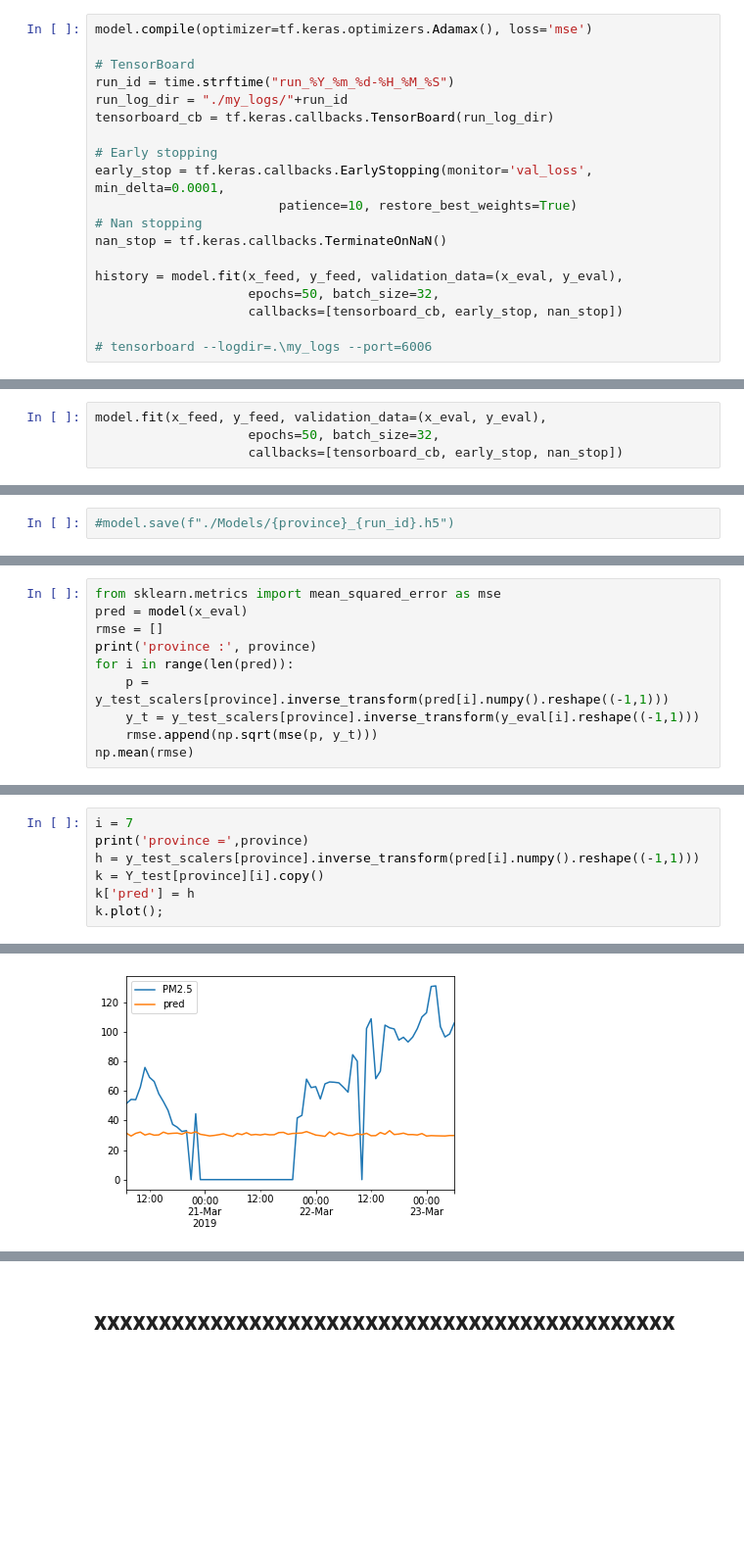
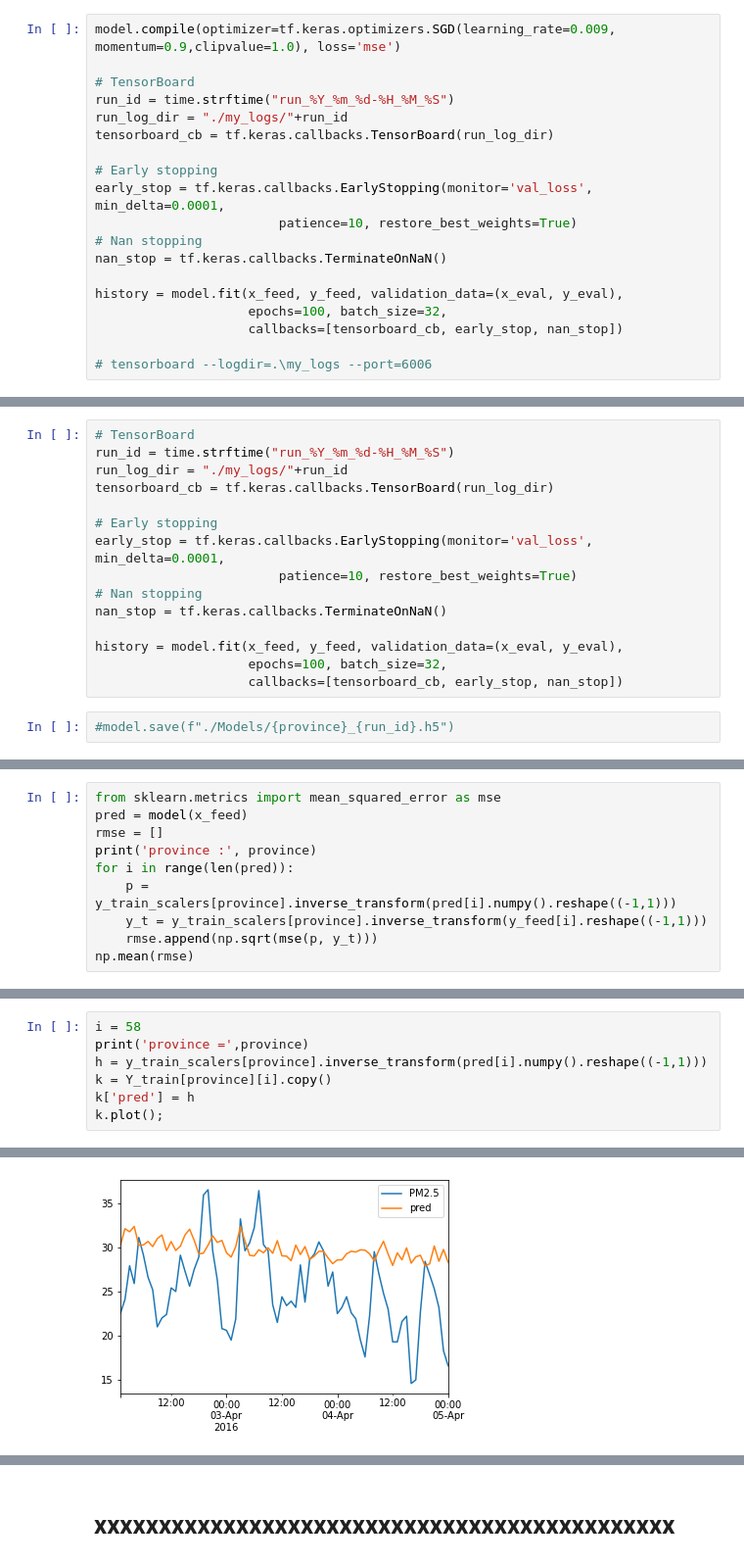
Before and after one commit to samsatp/PM25-DataScience-TermProject, a Jupyter notebook: 5. models_playground.ipynb, the cells around one changed output, grey strips where cells are left out. Shown: that part at 98% size. Cells and saved outputs as stored; diff of their text form; blank space fills up the shorter version.

Commit message:
Models Chan

```diff
--- a/5. models_playground.ipynb
+++ b/5. models_playground.ipynb
@@ -127,5 +133,5 @@ False
 # %%
-model.compile(optimizer=tf.keras.optimizers.Adamax(), loss='mse')
+model.compile(optimizer=tf.keras.optimizers.SGD(learning_rate=0.009, momentum=0.9,clipvalue=1.0), loss='mse')
 
 # TensorBoard
 run_id = time.strftime("run_%Y_%m_%d-%H_%M_%S")
@@ -139,7 +145,7 @@ early_stop = tf.keras.callbacks.EarlyStopping(monitor='val_loss', min_delta=0.00
 nan_stop = tf.keras.callbacks.TerminateOnNaN()
 
 history = model.fit(x_feed, y_feed, validation_data=(x_eval, y_eval),
-                    epochs=50, batch_size=32,
+                    epochs=100, batch_size=32,
                     callbacks=[tensorboard_cb, early_stop, nan_stop])
 
 # tensorboard --logdir=.\my_logs --port=6006
@@ -164,4 +169,0 @@ Epoch 11/50
-# %%
-model.fit(x_feed, y_feed, validation_data=(x_eval, y_eval),
-                    epochs=50, batch_size=32,
-                    callbacks=[tensorboard_cb, early_stop, nan_stop])
@@ -187,3 +170,18 @@ Epoch 12/50
+# %%
+# TensorBoard
+run_id = time.strftime("run_%Y_%m_%d-%H_%M_%S")
+run_log_dir = "./my_logs/"+run_id
+tensorboard_cb = tf.keras.callbacks.TensorBoard(run_log_dir)
+
+# Early stopping
+early_stop = tf.keras.callbacks.EarlyStopping(monitor='val_loss', min_delta=0.0001,
+                        patience=10, restore_best_weights=True)
+# Nan stopping
+nan_stop = tf.keras.callbacks.TerminateOnNaN()
+
+history = model.fit(x_feed, y_feed, validation_data=(x_eval, y_eval),
+                    epochs=100, batch_size=32,
+                    callbacks=[tensorboard_cb, early_stop, nan_stop])
 # %%
 #model.save(f"./Models/{province}_{run_id}.h5")
 # %% [markdown]
@@ -198,11 +220,11 @@ model.evaluate(x_eval, y_eval)
 # %%
 from sklearn.metrics import mean_squared_error as mse
-pred = model(x_eval)
+pred = model(x_feed)
 rmse = []
 print('province :', province)
 for i in range(len(pred)):
-    p = y_test_scalers[province].inverse_transform(pred[i].numpy().reshape((-1,1)))
-    y_t = y_test_scalers[province].inverse_transform(y_eval[i].reshape((-1,1)))
+    p = y_train_scalers[province].inverse_transform(pred[i].numpy().reshape((-1,1)))
+    y_t = y_train_scalers[province].inverse_transform(y_feed[i].reshape((-1,1)))
     rmse.append(np.sqrt(mse(p, y_t)))
 np.mean(rmse)
 # %% [output]
@@ -211,8 +233,8 @@ province : Chiang Mai
 # %%
-i = 7
+i = 58
 print('province =',province)
-h = y_test_scalers[province].inverse_transform(pred[i].numpy().reshape((-1,1)))
-k = Y_test[province][i].copy()
+h = y_train_scalers[province].inverse_transform(pred[i].numpy().reshape((-1,1)))
+k = Y_train[province][i].copy()
 k['pred'] = h
 k.plot();
 # %% [output]
@@ -220,4 +242,4 @@ province = Chiang Mai
-[figure, old version]
+[figure, new version]
 # %% [markdown]
 ## Save the model
 - **Bangkok** : `./Models/Bangkok_run_2021_04_25-08_23_07.h5` (12.92)
```
Also changed, not shown: parts of 21 cells of this notebook, 20 other files.
